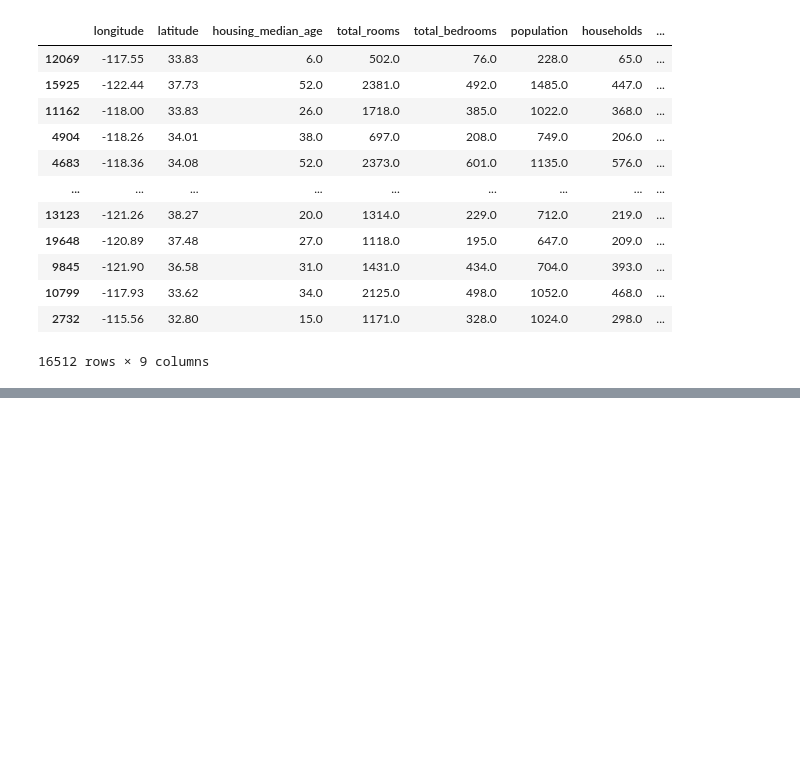
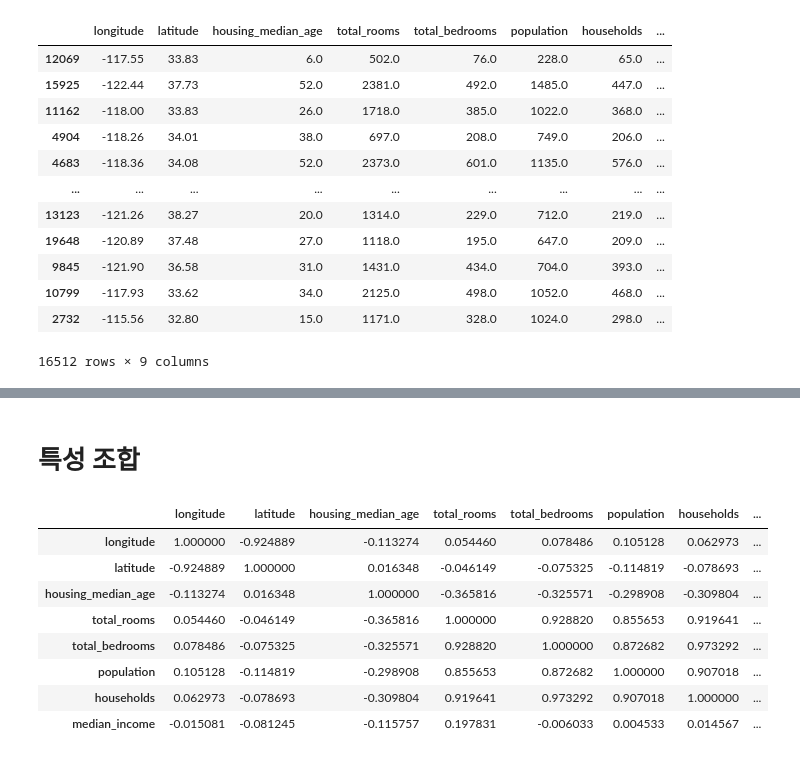
Before and after one commit to imewoo/sample, a Jupyter notebook: 캘리포니아.ipynb, the cells around one changed output, grey strips where cells are left out. Saved outputs shown, nothing was run; the diff lists cells and outputs as text; code cells hidden in the pictures; blank space fills up the shorter version.

```diff
--- a/캘리포니아.ipynb
+++ b/캘리포니아.ipynb
@@ -379,0 +393,3 @@ X_train.fillna(median_value).describe() #중간값으로 채운다.
+# %%
+X_train=X_train.fillna(median_value)
+X_train
@@ -379,0 +410,14 @@ X_train.fillna(median_value).describe() #중간값으로 채운다.
+# %% [markdown]
+# 특성 조합
+# %%
+X_train.corr()
+# %% [output]
+|  | longitude | latitude | housing_median_age | total_rooms | total_bedrooms | population | households | ... |
+| longitude | 1.000000 | -0.924889 | -0.113274 | 0.054460 | 0.078486 | 0.105128 | 0.062973 | ... |
+| latitude | -0.924889 | 1.000000 | 0.016348 | -0.046149 | -0.075325 | -0.114819 | -0.078693 | ... |
+| housing_median_age | -0.113274 | 0.016348 | 1.000000 | -0.365816 | -0.325571 | -0.298908 | -0.309804 | ... |
+| total_rooms | 0.054460 | -0.046149 | -0.365816 | 1.000000 | 0.928820 | 0.855653 | 0.919641 | ... |
+| total_bedrooms | 0.078486 | -0.075325 | -0.325571 | 0.928820 | 1.000000 | 0.872682 | 0.973292 | ... |
+| population | 0.105128 | -0.114819 | -0.298908 | 0.855653 | 0.872682 | 1.000000 | 0.907018 | ... |
+| households | 0.062973 | -0.078693 | -0.309804 | 0.919641 | 0.973292 | 0.907018 | 1.000000 | ... |
+| median_income | -0.015081 | -0.081245 | -0.115757 | 0.197831 | -0.006033 | 0.004533 | 0.014567 | ... |
```
Also changed, not shown: parts of 61 cells of this notebook, 42 other files.
